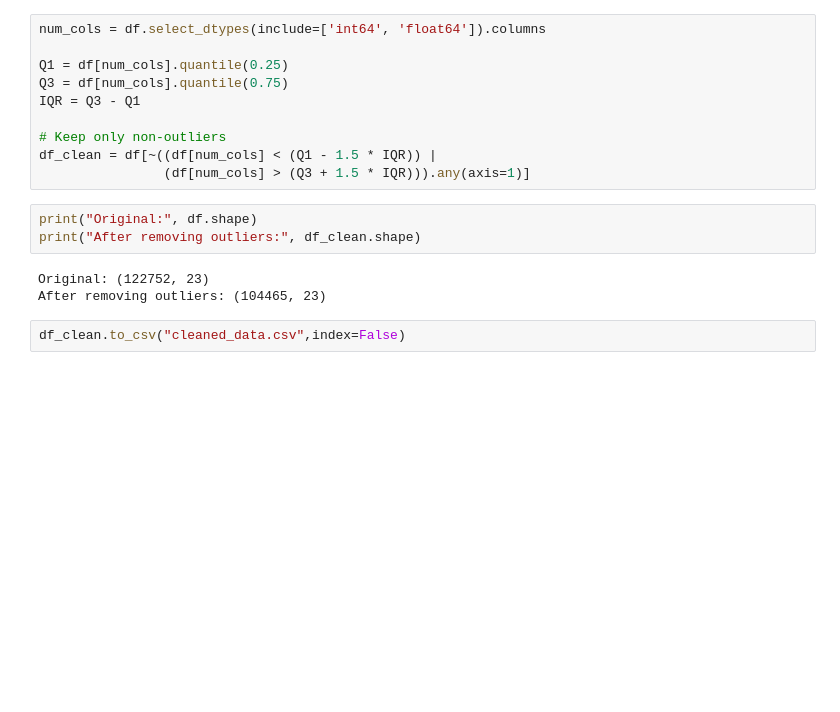
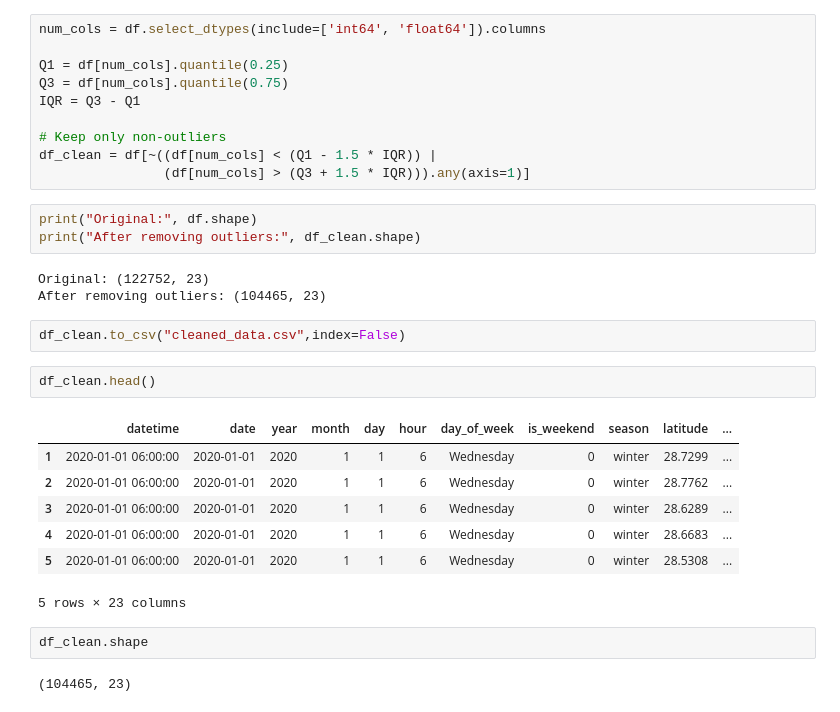
Before and after one commit to Mouryagna/Sem-4-Project, a Jupyter notebook: notebooks/EDA.ipynb, the cells around one changed output. Saved outputs shown, nothing was run; the diff lists cells and outputs as text; blank space fills up the shorter version.

```diff
--- a/notebooks/EDA.ipynb
+++ b/notebooks/EDA.ipynb
@@ -190,3 +190,17 @@ Original: (122752, 23)
 After removing outliers: (104465, 23)
 # %%
 df_clean.to_csv("cleaned_data.csv",index=False)
+# %%
+df_clean.head()
+# %% [output]
+|  | datetime | date | year | month | day | hour | day_of_week | is_weekend | season | latitude | ... |
+| 1 | 2020-01-01 06:00:00 | 2020-01-01 | 2020 | 1 | 1 | 6 | Wednesday | 0 | winter | 28.7299 | ... |
+| 2 | 2020-01-01 06:00:00 | 2020-01-01 | 2020 | 1 | 1 | 6 | Wednesday | 0 | winter | 28.7762 | ... |
+| 3 | 2020-01-01 06:00:00 | 2020-01-01 | 2020 | 1 | 1 | 6 | Wednesday | 0 | winter | 28.6289 | ... |
+| 4 | 2020-01-01 06:00:00 | 2020-01-01 | 2020 | 1 | 1 | 6 | Wednesday | 0 | winter | 28.6683 | ... |
+| 5 | 2020-01-01 06:00:00 | 2020-01-01 | 2020 | 1 | 1 | 6 | Wednesday | 0 | winter | 28.5308 | ... |
+5 rows × 23 columns
+# %%
+df_clean.shape
+# %% [output]
+(104465, 23)
```
Also changed, not shown: parts of 6 cells of this notebook, 29 other files.
